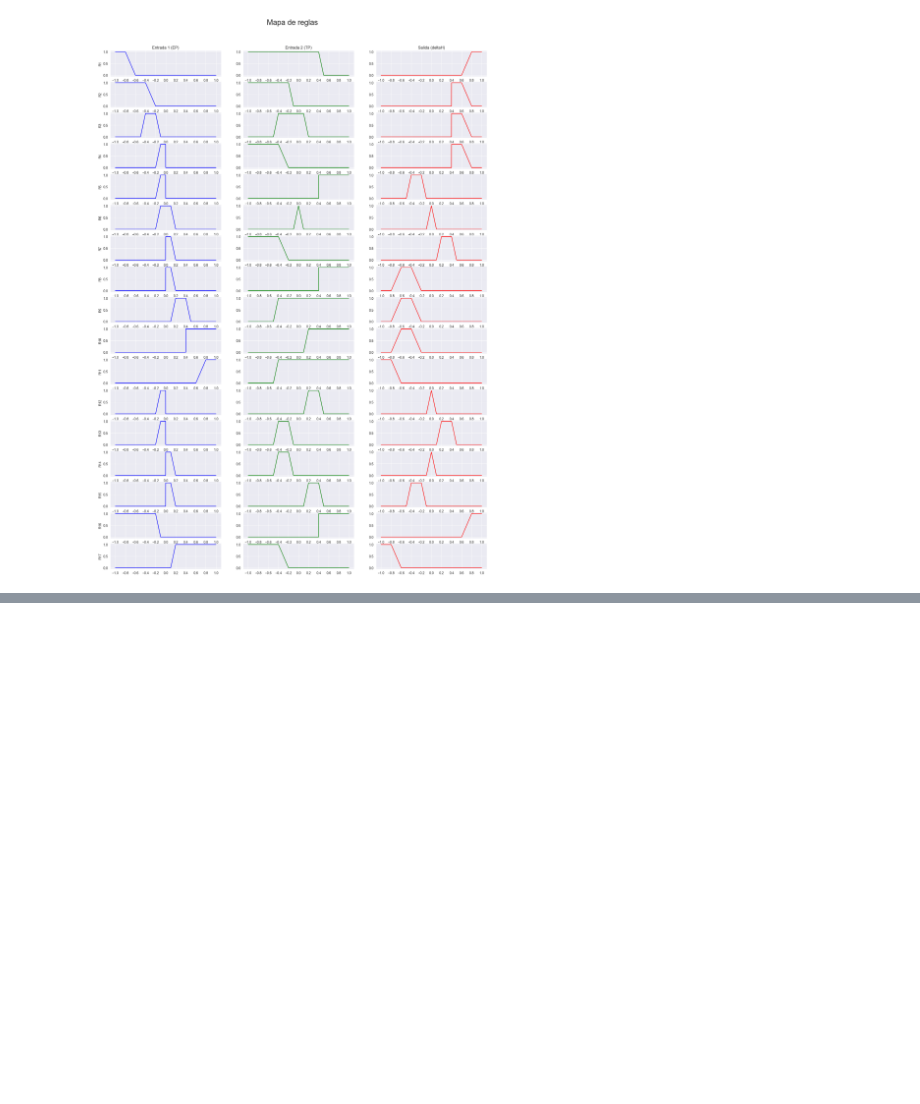
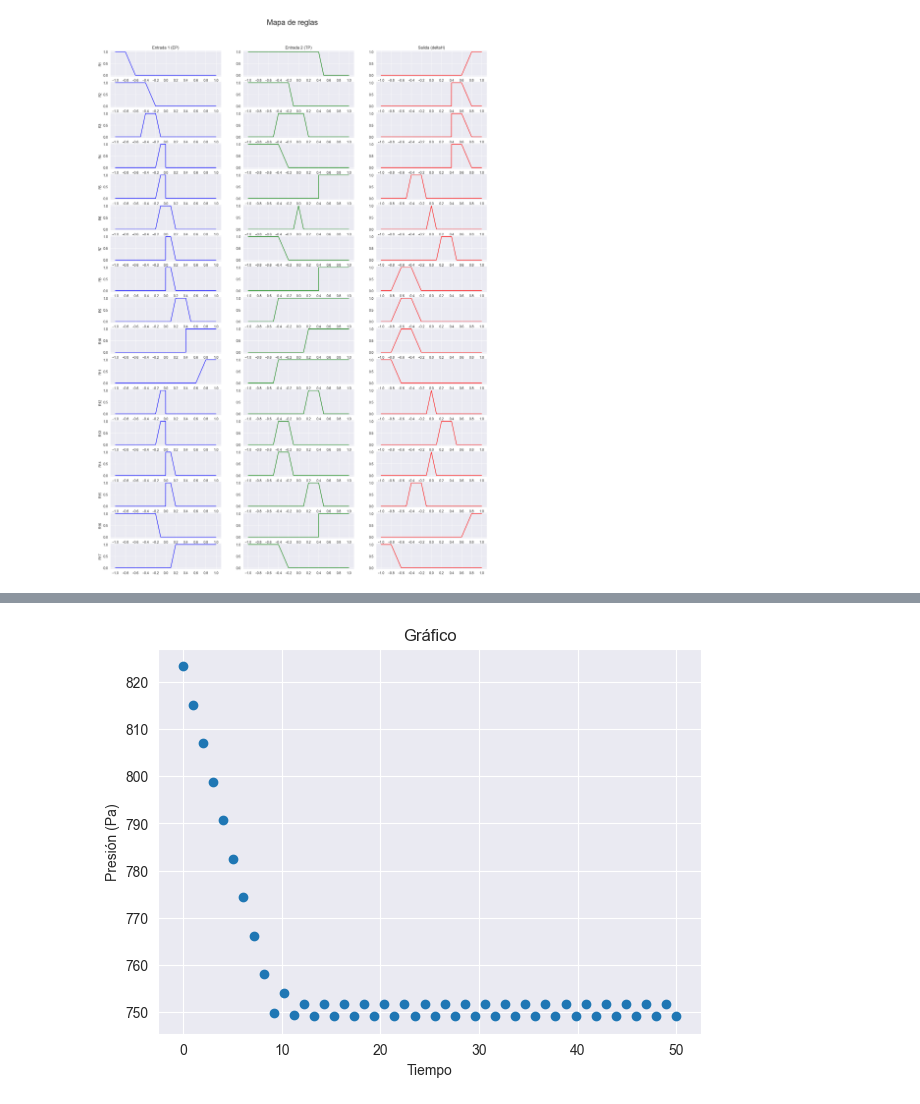
Before and after one commit to NicolasIsla/fuzzy-chainsaw, a Jupyter notebook: proyecto1.ipynb, the cells around one changed output, grey strips where cells are left out. Cells and saved outputs as stored; diff of their text form; code cells hidden in the pictures; blank space fills up the shorter version.

```diff
--- a/proyecto1.ipynb
+++ b/proyecto1.ipynb
@@ -248,0 +251,17 @@ plt.show()
+# %%
+# Se definen condiciones iniciales y restricciones para los valores difusos.
+T = 50  # (s) Tiempo de simulación
+fs = 1  # (Hz) frecuencia de muestreo de simulación
+rango_EP = [-15, 15]  # Rango de error de presión
+rango_TP = [-15, 15]  # Rango de tasa de error de presión
+rango_deltaH = [-15, 15]  # Rango de deltaH
+K = 0.6  # Constante P=K*H
+C = 0.01
+P_obj = 750  # (Pa) Presión objetivo
+P_inicial = 830 # (Pa) Presión inicial
+metodo_desdifusion = "PS"  #Centro de gravedad: "CG", Altura: "A", Promedio Supremos "PS"
+
+# Se crea clase de controlador CLD
+CLD = Simulacion_CLD(T, fs, mapa_reglas, rango_EP=rango_EP, rango_TP=rango_TP,
+                     rango_deltaH=rango_deltaH, K=K, C=C, P_obj=P_obj, P_inicial=P_inicial,
+                     metodo_desdifusion=metodo_desdifusion, tipo="exacto")
@@ -248,0 +278,5 @@ plt.show()
+# %%
+CLD.run_sim(ep_anterior=0, verbose=False, participacion=True, nombre="experimento2.csv")
+CLD.plot_sim()
+# %% [output]
+[figure, added]
```
Also changed, not shown: parts of 10 cells of this notebook, 1 other file.
